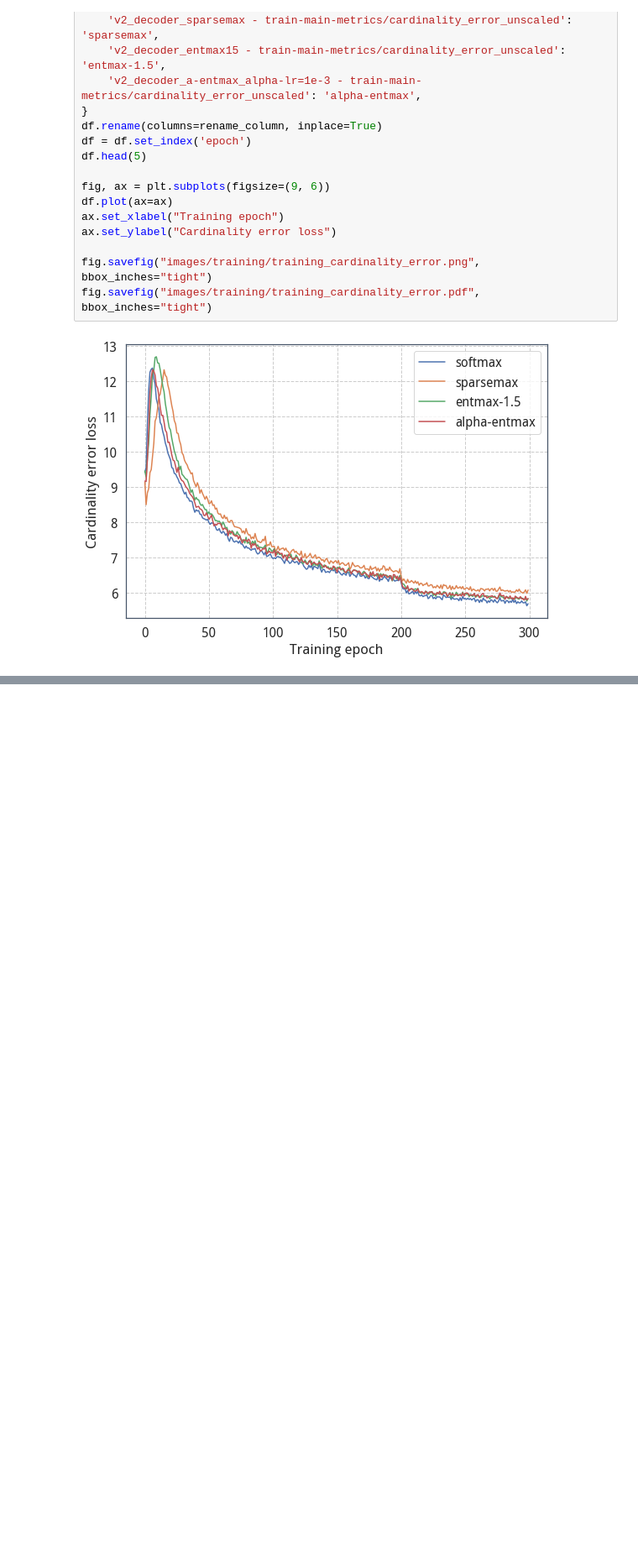
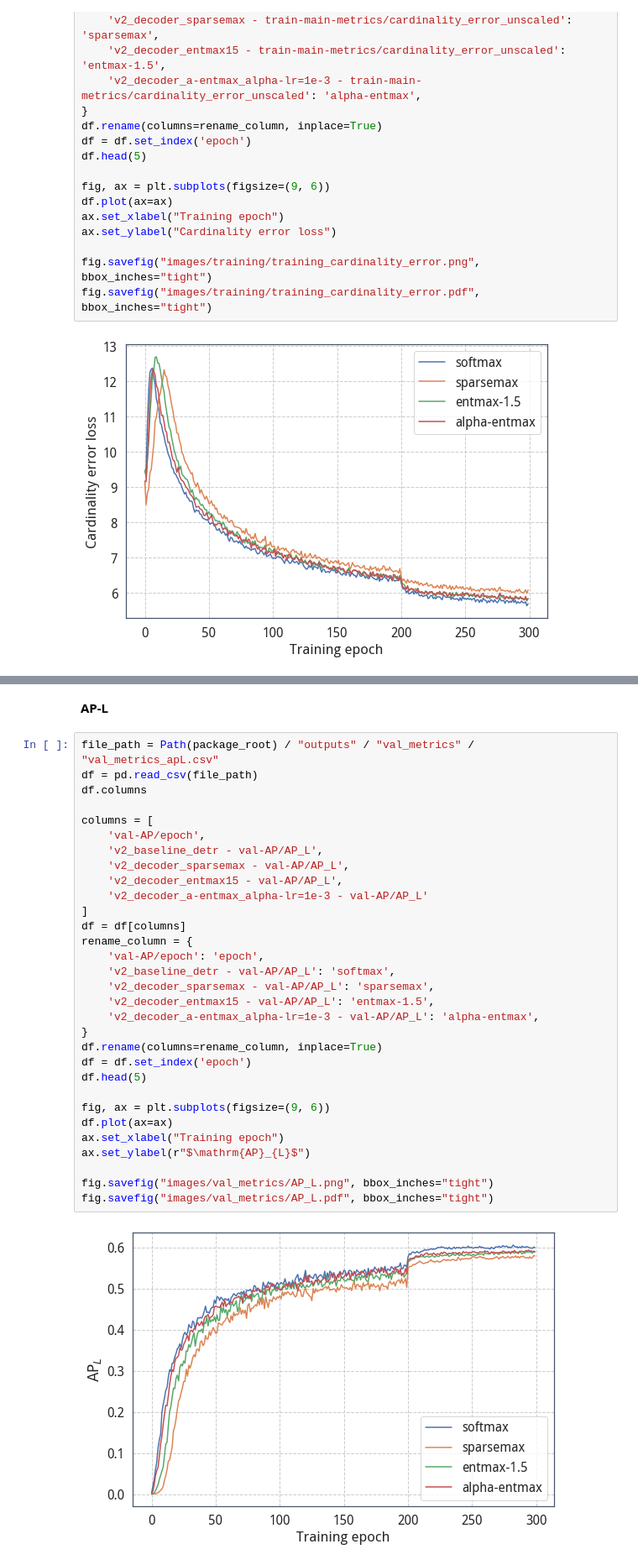
Before and after one commit to erikdao/sparse-detector, a Jupyter notebook: notebooks/visualize_training.ipynb, the cells around one changed output, grey strips where cells are left out. Shown at 84% size. Cells and saved outputs as stored; diff of their text form; blank space fills up the shorter version.

```diff
--- a/notebooks/visualize_training.ipynb
+++ b/notebooks/visualize_training.ipynb
@@ -247,0 +353,35 @@ fig.savefig("images/training/training_cardinality_error.pdf", bbox_inches="tight
+# %% [markdown]
+**AP-L**
+# %%
+file_path = Path(package_root) / "outputs" / "val_metrics" / "val_metrics_apL.csv"
+df = pd.read_csv(file_path)
+df.columns
+
+columns = [
+    'val-AP/epoch',
+    'v2_baseline_detr - val-AP/AP_L',
+    'v2_decoder_sparsemax - val-AP/AP_L',
+    'v2_decoder_entmax15 - val-AP/AP_L',
+    'v2_decoder_a-entmax_alpha-lr=1e-3 - val-AP/AP_L'
+]
+df = df[columns]
+rename_column = {
+    'val-AP/epoch': 'epoch',
+    'v2_baseline_detr - val-AP/AP_L': 'softmax',
+    'v2_decoder_sparsemax - val-AP/AP_L': 'sparsemax',
+    'v2_decoder_entmax15 - val-AP/AP_L': 'entmax-1.5',
+    'v2_decoder_a-entmax_alpha-lr=1e-3 - val-AP/AP_L': 'alpha-entmax',
+}
+df.rename(columns=rename_column, inplace=True)
+df = df.set_index('epoch')
+df.head(5)
+
+fig, ax = plt.subplots(figsize=(9, 6))
+df.plot(ax=ax)
+ax.set_xlabel("Training epoch")
+ax.set_ylabel(r"$\mathrm{AP}_{L}$")
+
+fig.savefig("images/val_metrics/AP_L.png", bbox_inches="tight")
+fig.savefig("images/val_metrics/AP_L.pdf", bbox_inches="tight")
+# %% [output]
+[figure, added]
```
Also changed, not shown: parts of 10 cells of this notebook, 23 other files.
